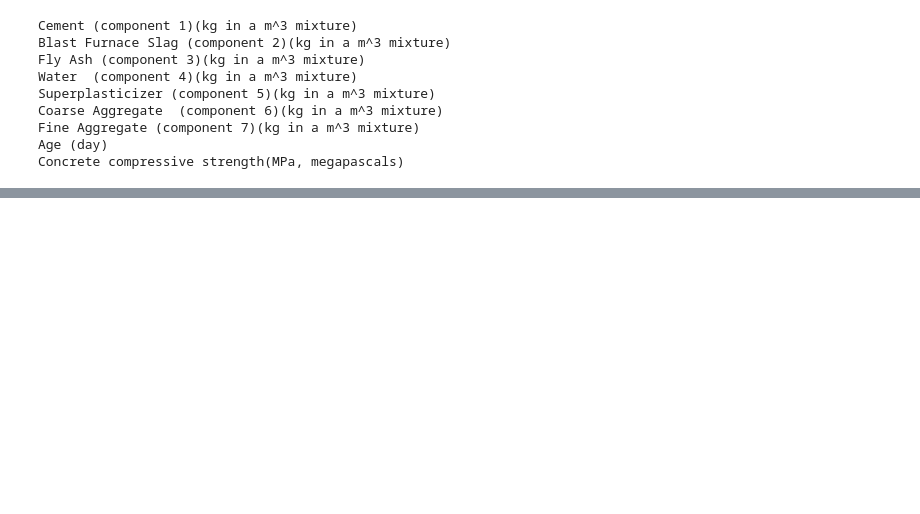
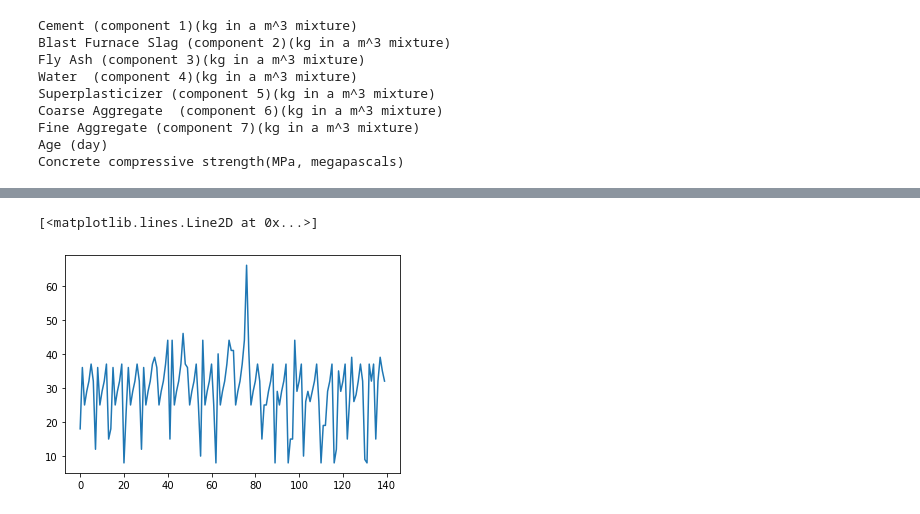
Before and after one commit to evanpcosta/IEEEPolybot, a Jupyter notebook: Activelearning.ipynb, the cells around one changed output, grey strips where cells are left out. Saved outputs shown, nothing was run; the diff lists cells and outputs as text; code cells hidden in the pictures; blank space fills up the shorter version.

```diff
--- a/Activelearning.ipynb
+++ b/Activelearning.ipynb
@@ -196,0 +210,4 @@ TypeError: only integer scalar arrays can be converted to a scalar index
+# %%
+num_to_select = 20
+random_ixs = RandomQuery().select_points(problem, num_to_select)
+print(random_ixs)
@@ -196,0 +222,3 @@ TypeError: only integer scalar arrays can be converted to a scalar index
+# %%
+mcal_ixs = MCALSelection().select_points(problem, num_to_select)
+print(mcal_ixs)
@@ -196,0 +393,5 @@ TypeError: only integer scalar arrays can be converted to a scalar index
+# %%
+plt.plot(guess3)
+# %% [output]
+[<matplotlib.lines.Line2D at 0x...>]
+[figure, added]
```
Also changed, not shown: parts of 26 cells of this notebook, 4 other files.
